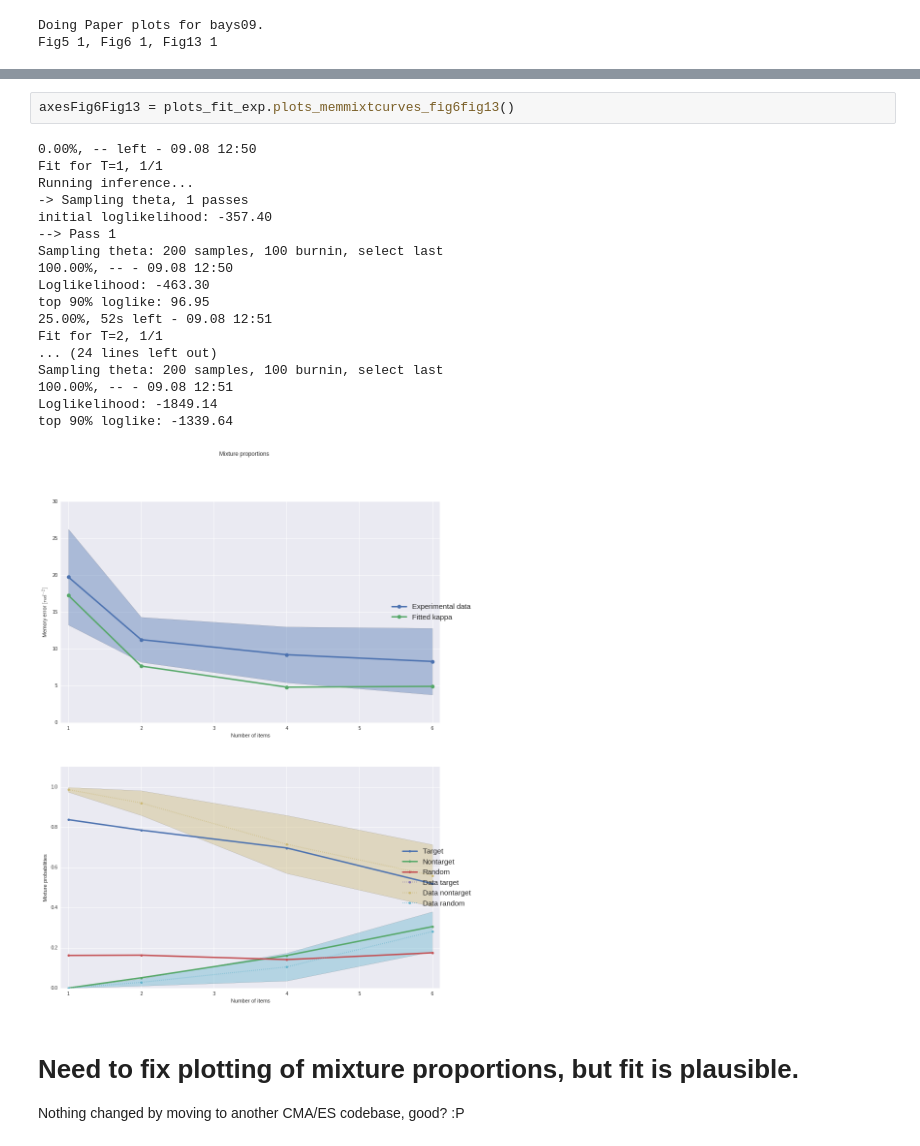
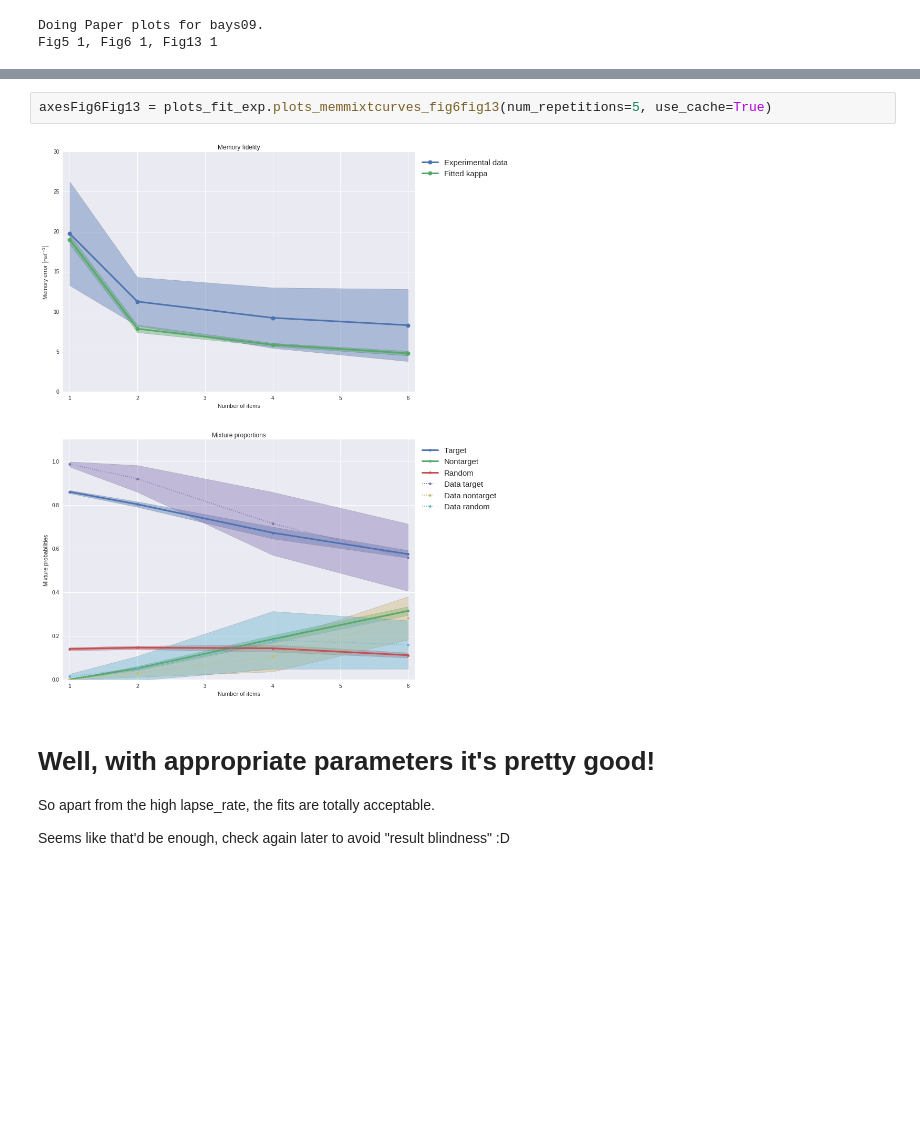
Before and after one commit to Azhag/Bayesian-visual-working-memory, a Jupyter notebook: Experiments/fitexperiment_sigmabaseline_cmaes_08_2016/notebook_fitexperimentallt_sigmabase_cmaes_3try_090816.ipynb, the cells around one changed output, grey strips where cells are left out. Cells and saved outputs as stored; diff of their text form; blank space fills up the shorter version.

```diff
--- a/Experiments/fitexperiment_sigmabaseline_cmaes_08_2016/notebook_fitexperimentallt_sigmabase_cmaes_3try_090816.ipynb
+++ b/Experiments/fitexperiment_sigmabaseline_cmaes_08_2016/notebook_fitexperimentallt_sigmabase_cmaes_3try_090816.ipynb
@@ -171,25 +178,10 @@ mu: 0.178, kappa: 0.132
 # %%
-axesFig6Fig13 = plots_fit_exp.plots_memmixtcurves_fig6fig13()
+axesFig6Fig13 = plots_fit_exp.plots_memmixtcurves_fig6fig13(num_repetitions=5, use_cache=True)
 # %% [output]
-0.00%, -- left - 09.08 12:50
-Fit for T=1, 1/1
-Running inference...
--> Sampling theta, 1 passes
-initial loglikelihood: -357.40
---> Pass 1
-Sampling theta: 200 samples, 100 burnin, select last
-100.00%, -- - 09.08 12:50
-Loglikelihood: -463.30
-top 90% loglike: 96.95
-25.00%, 52s left - 09.08 12:51
-Fit for T=2, 1/1
-... (24 lines left out)
-Sampling theta: 200 samples, 100 burnin, select last
-100.00%, -- - 09.08 12:51
-Loglikelihood: -1849.14
-top 90% loglike: -1339.64
-[figure, old version]
+[figure, new version]
-# %% [markdown]
-# Need to fix plotting of mixture proportions, but fit is plausible.
-
-Nothing changed by moving to another CMA/ES codebase, good? :P
+# %% [markdown]
+# Well, with appropriate parameters it's pretty good!
+
+So apart from the high lapse_rate, the fits are totally acceptable.
+
+Seems like that'd be enough, check again later to avoid "result blindness" :D
```
Also changed, not shown: parts of 7 cells of this notebook, 1 other file.
